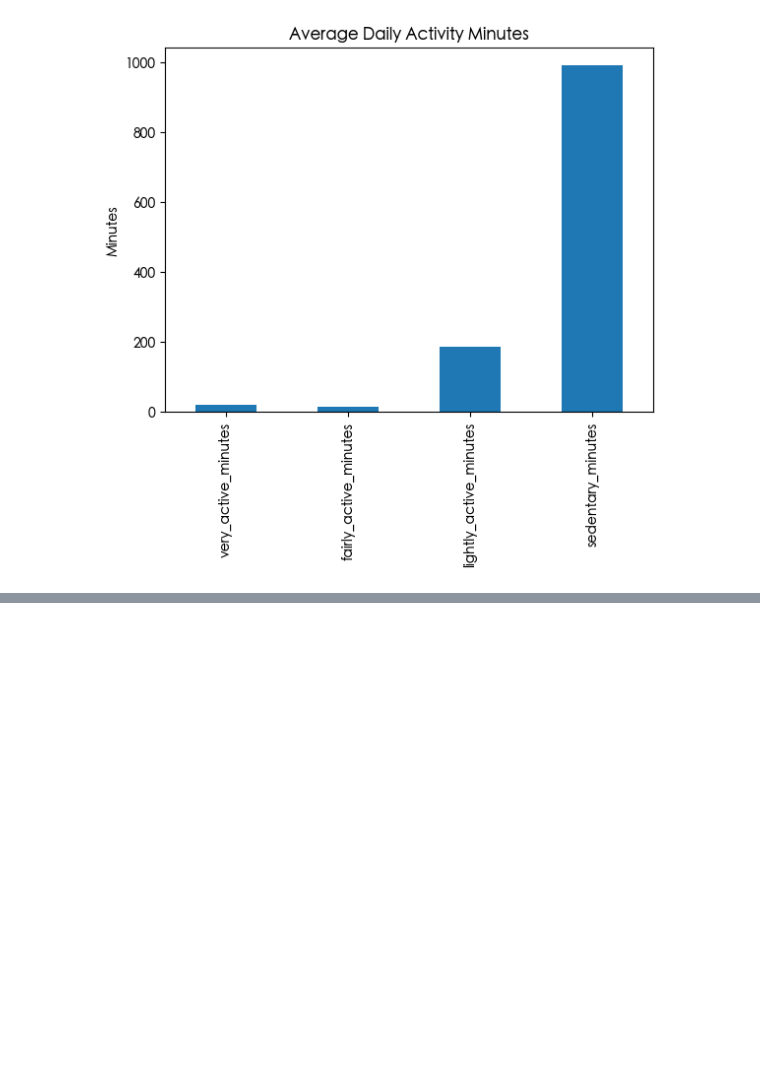
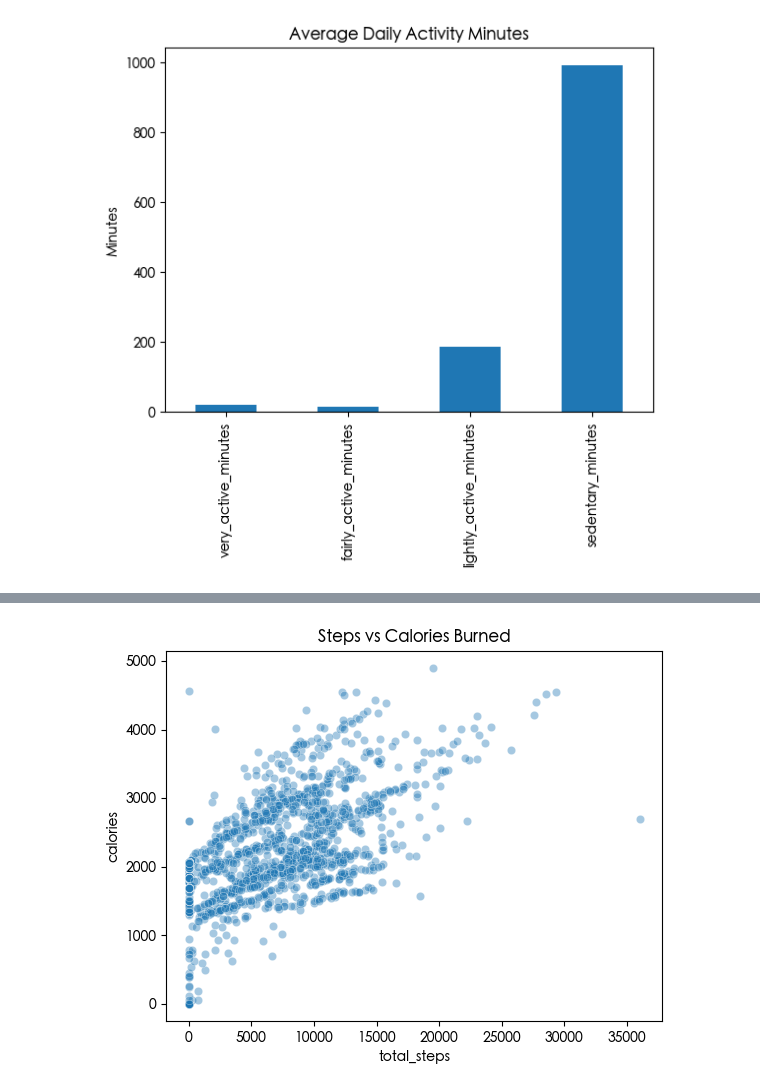
Before and after one commit to premsundar28/Bellabeat, a Jupyter notebook: code/EDA.ipynb, the cells around one changed output, grey strips where cells are left out. Cells and saved outputs as stored; diff of their text form; code cells hidden in the pictures; blank space fills up the shorter version.

```diff
--- a/code/EDA.ipynb
+++ b/code/EDA.ipynb
@@ -206,0 +222,8 @@ plt.show()
+# %%
+#8.2 Steps vs Calories
+
+sns.scatterplot(x="total_steps", y="calories", data=daily_activity, alpha=0.4)
+plt.title("Steps vs Calories Burned")
+plt.show()
+# %% [output]
+[figure, added]
```
Also changed, not shown: parts of 2 cells of this notebook.
